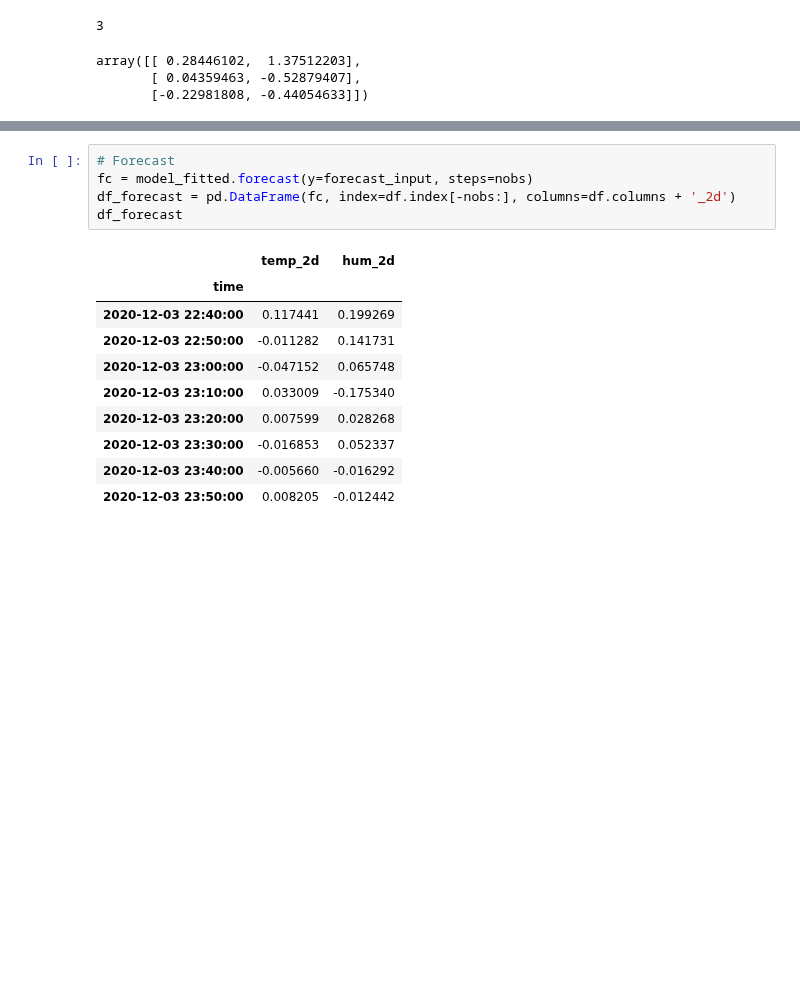
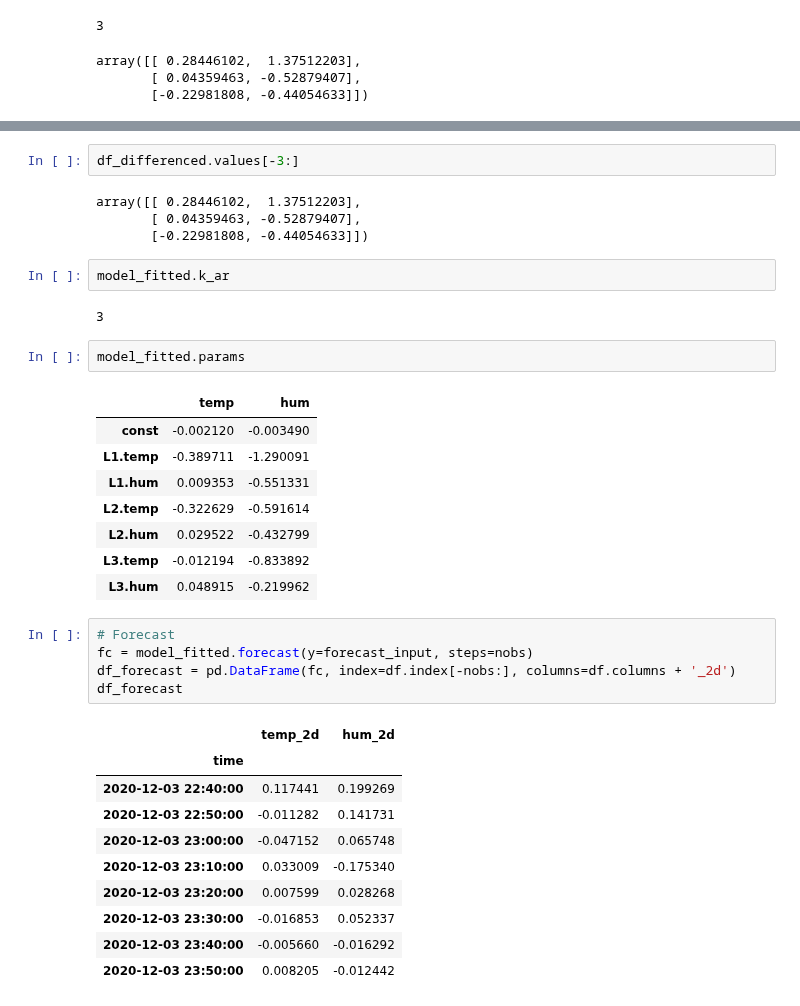
Before and after one commit to hernanlira/hl_frost, a Jupyter notebook: 07_data_and_var_testing.ipynb, the cells around one changed output, grey strips where cells are left out. Drawn from its saved outputs; the diff is of its cells as text; blank space fills up the shorter version.

```diff
--- a/07_data_and_var_testing.ipynb
+++ b/07_data_and_var_testing.ipynb
@@ -479,3 +499,24 @@ array([[ 0.28446102,  1.37512203],
+# %%
+df_differenced.values[-3:]
+# %% [output]
+array([[ 0.28446102,  1.37512203],
+       [ 0.04359463, -0.52879407],
+       [-0.22981808, -0.44054633]])
+# %%
+model_fitted.k_ar
+# %% [output]
+3
+# %%
+model_fitted.params
+# %% [output]
+|  | temp | hum |
+| const | -0.002120 | -0.003490 |
+| L1.temp | -0.389711 | -1.290091 |
+| L1.hum | 0.009353 | -0.551331 |
+| L2.temp | -0.322629 | -0.591614 |
+| L2.hum | 0.029522 | -0.432799 |
+| L3.temp | -0.012194 | -0.833892 |
+| L3.hum | 0.048915 | -0.219962 |
 # %%
 # Forecast
 fc = model_fitted.forecast(y=forecast_input, steps=nobs)
```
Also changed, not shown: parts of 4 cells of this notebook.
